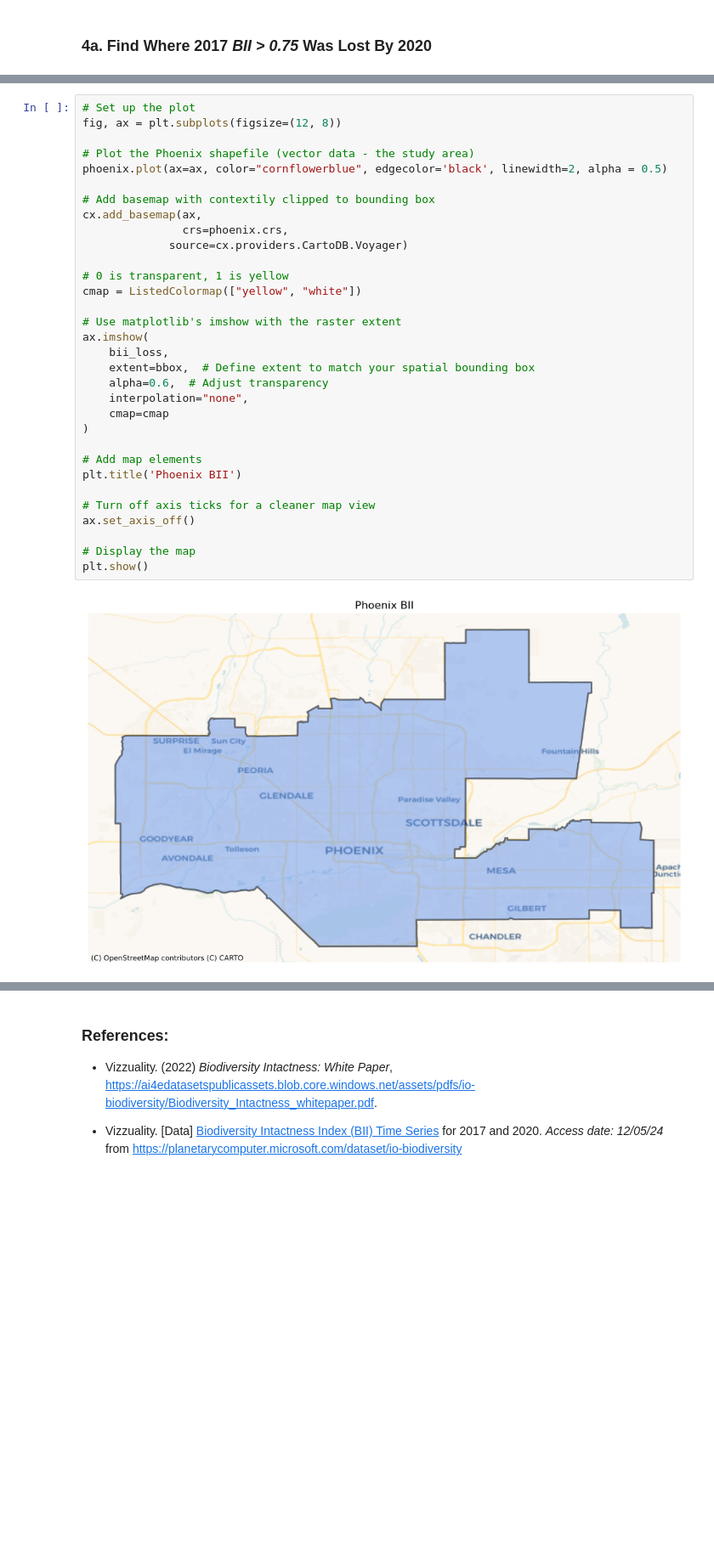
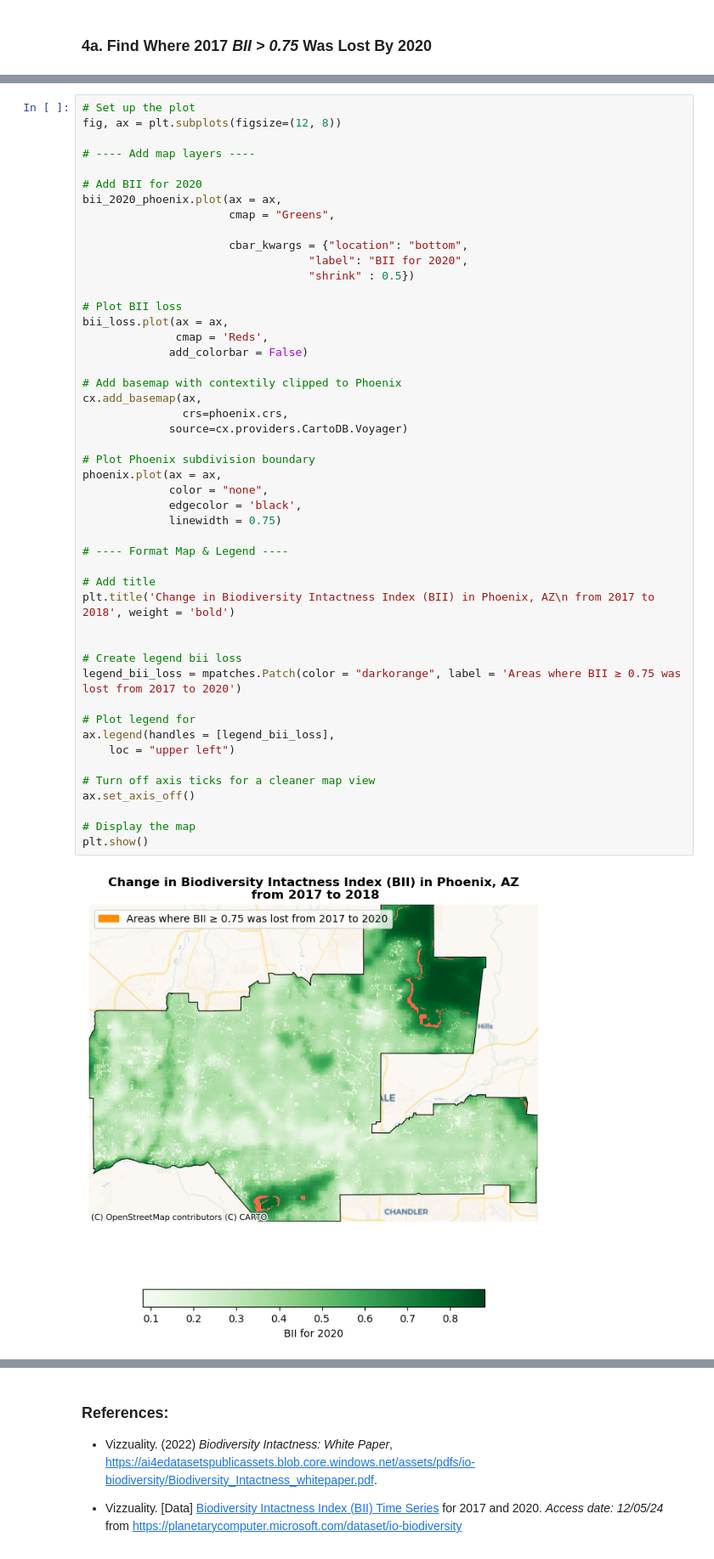
Before and after one commit to nicolelpepper/pheonix-bii-analysis, a Jupyter notebook: phoenix_bii_analysis.ipynb, the cells around one changed output, grey strips where cells are left out. Shown at 85% size. Saved outputs shown, nothing was run; the diff lists cells and outputs as text; blank space fills up the shorter version.

```diff
--- a/phoenix_bii_analysis.ipynb
+++ b/phoenix_bii_analysis.ipynb
@@ -414,34 +426,50 @@ plt.show()
 # %%
 # Set up the plot
 fig, ax = plt.subplots(figsize=(12, 8))
 
-# Plot the Phoenix shapefile (vector data - the study area)
-phoenix.plot(ax=ax, color="cornflowerblue", edgecolor='black', linewidth=2, alpha = 0.5)
+# ---- Add map layers ----
 
-# Add basemap with contextily clipped to bounding box
+# Add BII for 2020
+bii_2020_phoenix.plot(ax = ax,
+                      cmap = "Greens",
+
+                      cbar_kwargs = {"location": "bottom",
+                                  "label": "BII for 2020",
+                                  "shrink" : 0.5})
+
+# Plot BII loss
+bii_loss.plot(ax = ax,
+              cmap = 'Reds',
+             add_colorbar = False)
+
+# Add basemap with contextily clipped to Phoenix
 cx.add_basemap(ax,
                crs=phoenix.crs,
              source=cx.providers.CartoDB.Voyager)
 
-# 0 is transparent, 1 is yellow
-cmap = ListedColormap(["yellow", "white"])
+# Plot Phoenix subdivision boundary
+phoenix.plot(ax = ax,
+             color = "none",
+             edgecolor = 'black',
+             linewidth = 0.75)
 
-# Use matplotlib's imshow with the raster extent
-ax.imshow(
-    bii_loss,
-    extent=bbox,  # Define extent to match your spatial bounding box
-    alpha=0.6,  # Adjust transparency
-    interpolation="none",
-    cmap=cmap
-)
+# ---- Format Map & Legend ----
 
-# Add map elements
-plt.title('Phoenix BII')
+# Add title
+plt.title('Change in Biodiversity Intactness Index (BII) in Phoenix, AZ\n from 2017 to 2018', weight = 'bold')
+
+
+# Create legend bii loss
+legend_bii_loss = mpatches.Patch(color = "darkorange", label = 'Areas where BII ≥ 0.75 was lost from 2017 to 2020')
+
+# Plot legend for
+ax.legend(handles = [legend_bii_loss],
+    loc = "upper left")
 
 # Turn off axis ticks for a cleaner map view
 ax.set_axis_off()
 
 # Display the map
 plt.show()
 # %% [output]
-[figure, old version]
+[figure, new version]
```
Also changed, not shown: parts of 38 cells of this notebook.
